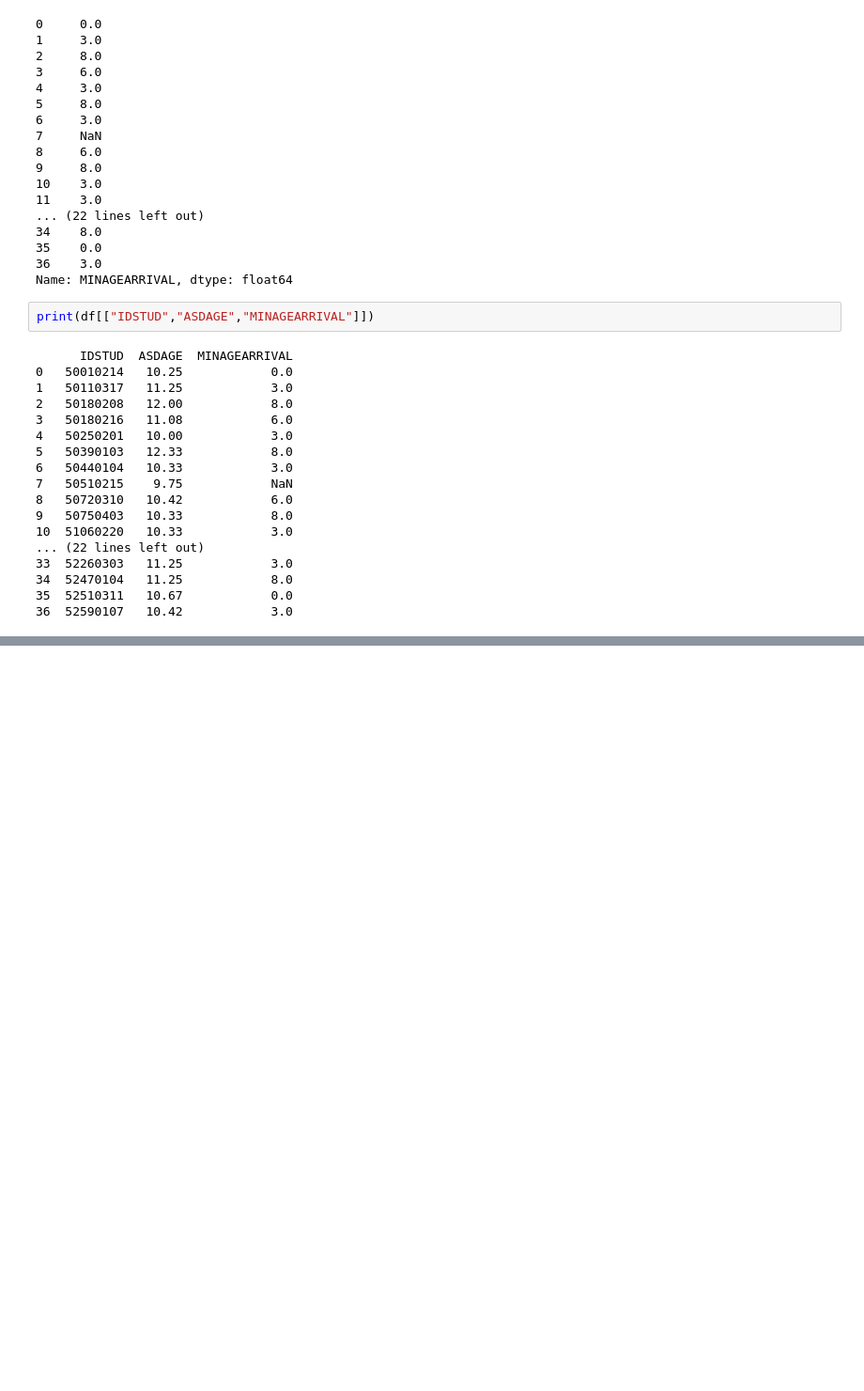
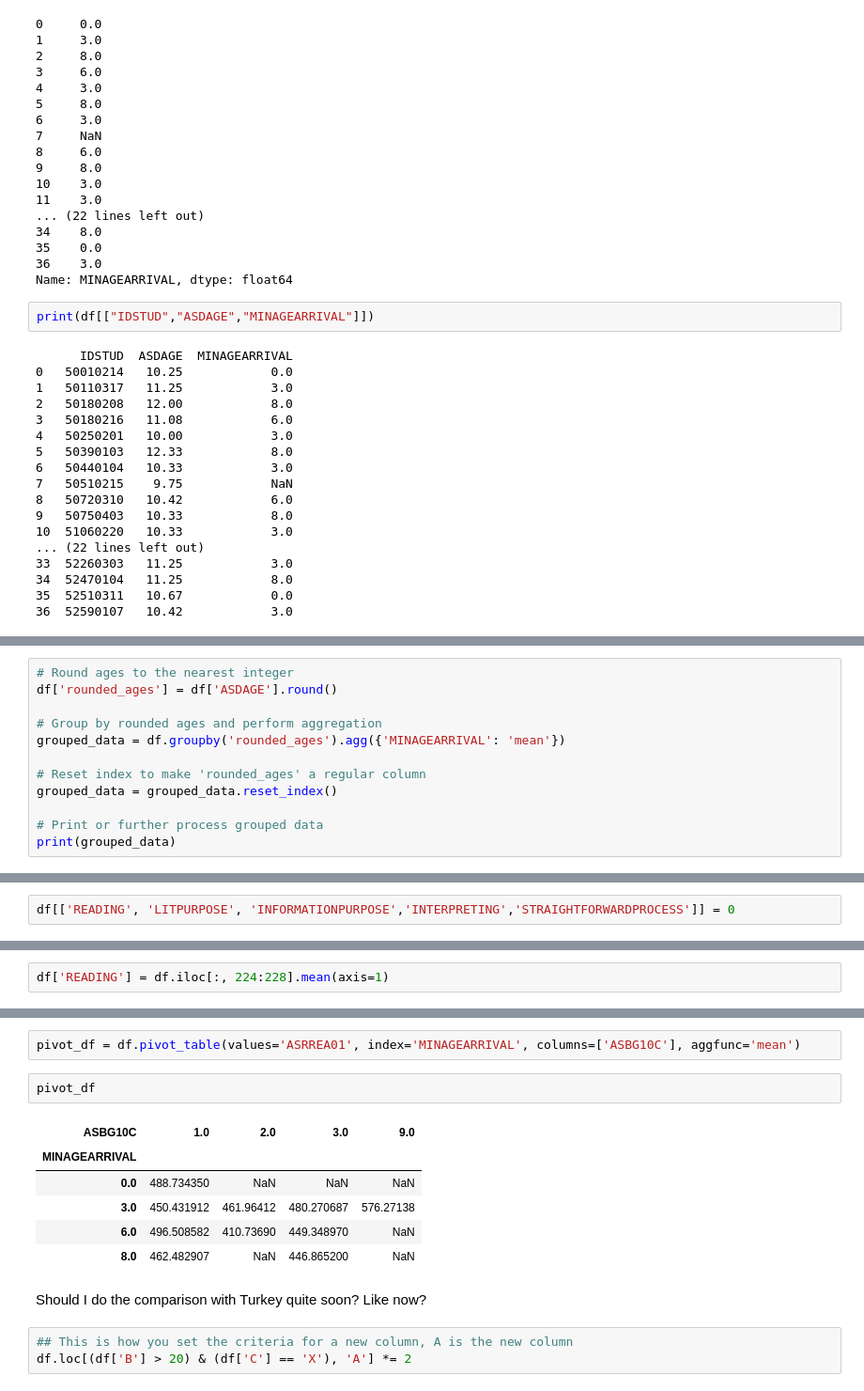
Before and after one commit to SophieESpencer/PIRLS-Germany, a Jupyter notebook: Arabic Speaking Immigrant Children - Home Context and Student Context .ipynb, the cells around one changed output, grey strips where cells are left out. Shown: that part at 94% size. Saved outputs shown, nothing was run; the diff lists cells and outputs as text; blank space fills up the shorter version.

```diff
--- a/Arabic Speaking Immigrant Children - Home Context and Student Context .ipynb
+++ b/Arabic Speaking Immigrant Children - Home Context and Student Context .ipynb
@@ -140,0 +192,12 @@ print(df[["IDSTUD","ASDAGE","MINAGEARRIVAL"]])
+# %%
+# Round ages to the nearest integer
+df['rounded_ages'] = df['ASDAGE'].round()
+
+# Group by rounded ages and perform aggregation
+grouped_data = df.groupby('rounded_ages').agg({'MINAGEARRIVAL': 'mean'})
+
+# Reset index to make 'rounded_ages' a regular column
+grouped_data = grouped_data.reset_index()
+
+# Print or further process grouped data
+print(grouped_data)
@@ -140,0 +270,2 @@ print(df[["IDSTUD","ASDAGE","MINAGEARRIVAL"]])
+# %%
+df[['READING', 'LITPURPOSE', 'INFORMATIONPURPOSE','INTERPRETING','STRAIGHTFORWARDPROCESS']] = 0
@@ -140,0 +278,2 @@ print(df[["IDSTUD","ASDAGE","MINAGEARRIVAL"]])
+# %%
+df['READING'] = df.iloc[:, 224:228].mean(axis=1)
@@ -140,0 +312,16 @@ print(df[["IDSTUD","ASDAGE","MINAGEARRIVAL"]])
+# %%
+pivot_df = df.pivot_table(values='ASRREA01', index='MINAGEARRIVAL', columns=['ASBG10C'], aggfunc='mean')
+# %%
+pivot_df
+# %% [output]
+| ASBG10C | 1.0 | 2.0 | 3.0 | 9.0 |
+| MINAGEARRIVAL |  |  |  |  |
+| 0.0 | 488.734350 | NaN | NaN | NaN |
+| 3.0 | 450.431912 | 461.96412 | 480.270687 | 576.27138 |
+| 6.0 | 496.508582 | 410.73690 | 449.348970 | NaN |
+| 8.0 | 462.482907 | NaN | 446.865200 | NaN |
+# %% [markdown]
+Should I do the comparison with Turkey quite soon? Like now?
+# %%
+## This is how you set the criteria for a new column, A is the new column
+df.loc[(df['B'] > 20) & (df['C'] == 'X'), 'A'] *= 2
```
Also changed, not shown: parts of 22 cells of this notebook.
